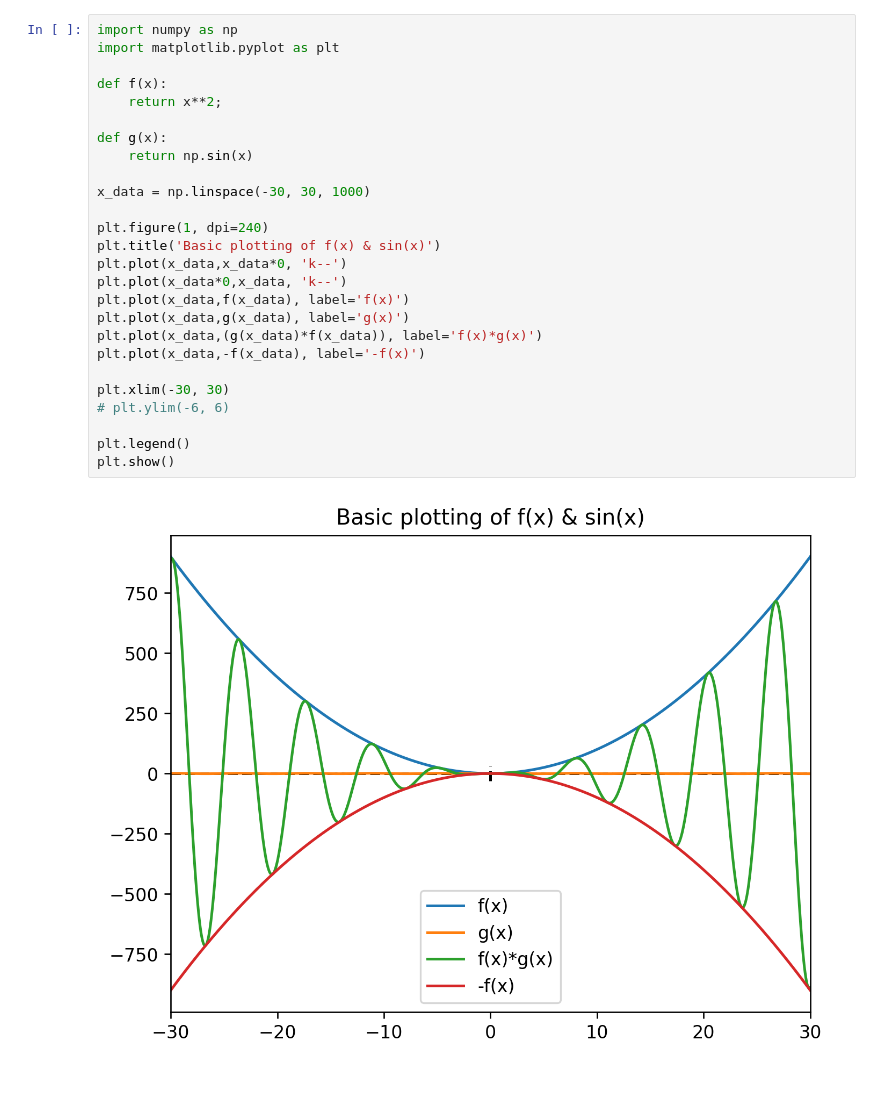
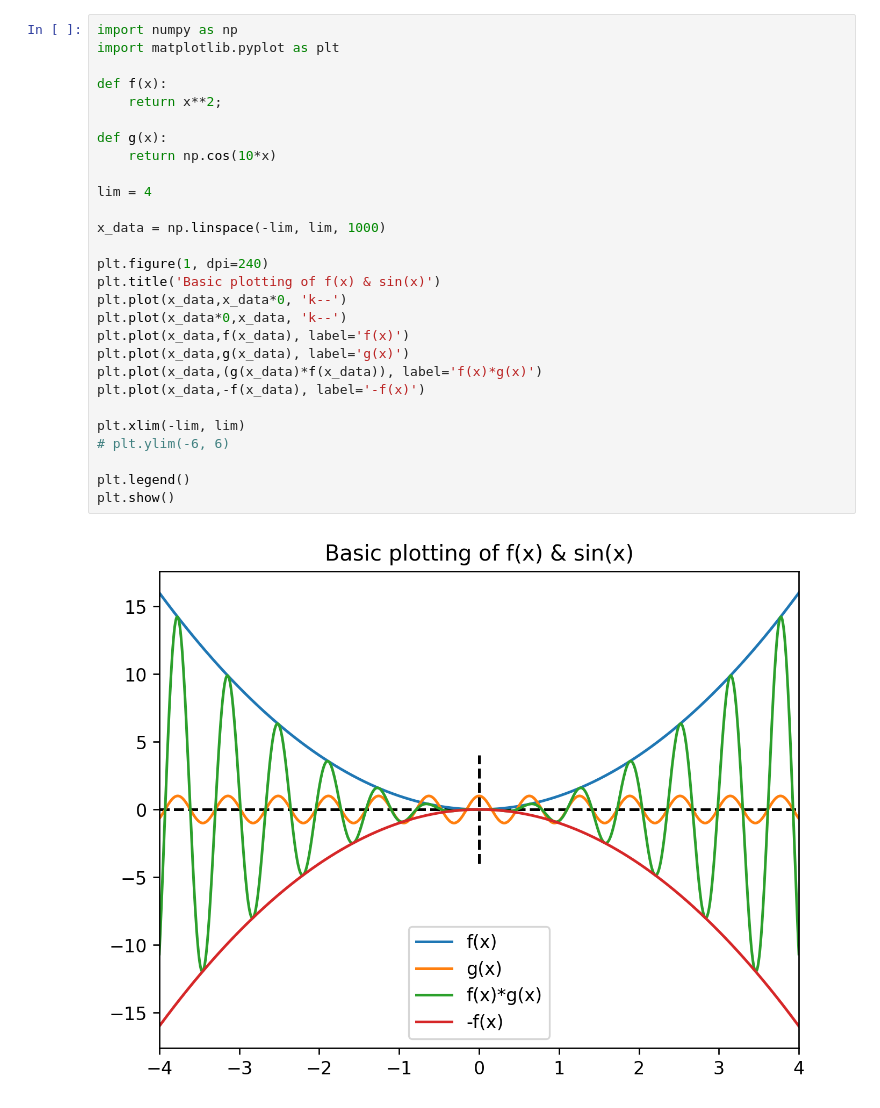
Before and after one commit to avro1199/Python-Programming, a Jupyter notebook: Random Plotting/Basic Plot.ipynb, the cells around one changed output. Saved outputs shown, nothing was run; the diff lists cells and outputs as text.

```diff
--- a/Random Plotting/Basic Plot.ipynb
+++ b/Random Plotting/Basic Plot.ipynb
@@ -1,28 +1,30 @@
 # %%
 import numpy as np
 import matplotlib.pyplot as plt
 
 def f(x):
     return x**2;
 
 def g(x):
-    return np.sin(x)
+    return np.cos(10*x)
 
-x_data = np.linspace(-30, 30, 1000)
+lim = 4
+
+x_data = np.linspace(-lim, lim, 1000)
 
 plt.figure(1, dpi=240)
 plt.title('Basic plotting of f(x) & sin(x)')
 plt.plot(x_data,x_data*0, 'k--')
 plt.plot(x_data*0,x_data, 'k--')
 plt.plot(x_data,f(x_data), label='f(x)')
 plt.plot(x_data,g(x_data), label='g(x)')
 plt.plot(x_data,(g(x_data)*f(x_data)), label='f(x)*g(x)')
 plt.plot(x_data,-f(x_data), label='-f(x)')
 
-plt.xlim(-30, 30)
+plt.xlim(-lim, lim)
 # plt.ylim(-6, 6)
 
 plt.legend()
 plt.show()
 # %% [output]
-[figure, old version]
+[figure, new version]
```
Also changed, not shown: 1 other file.
